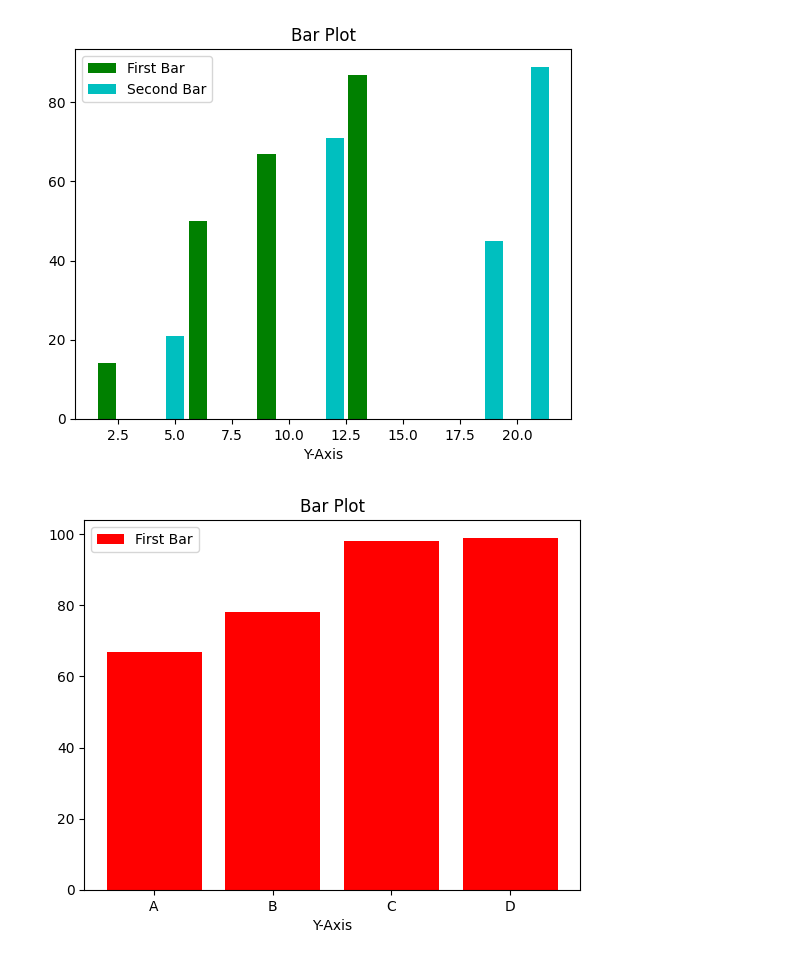
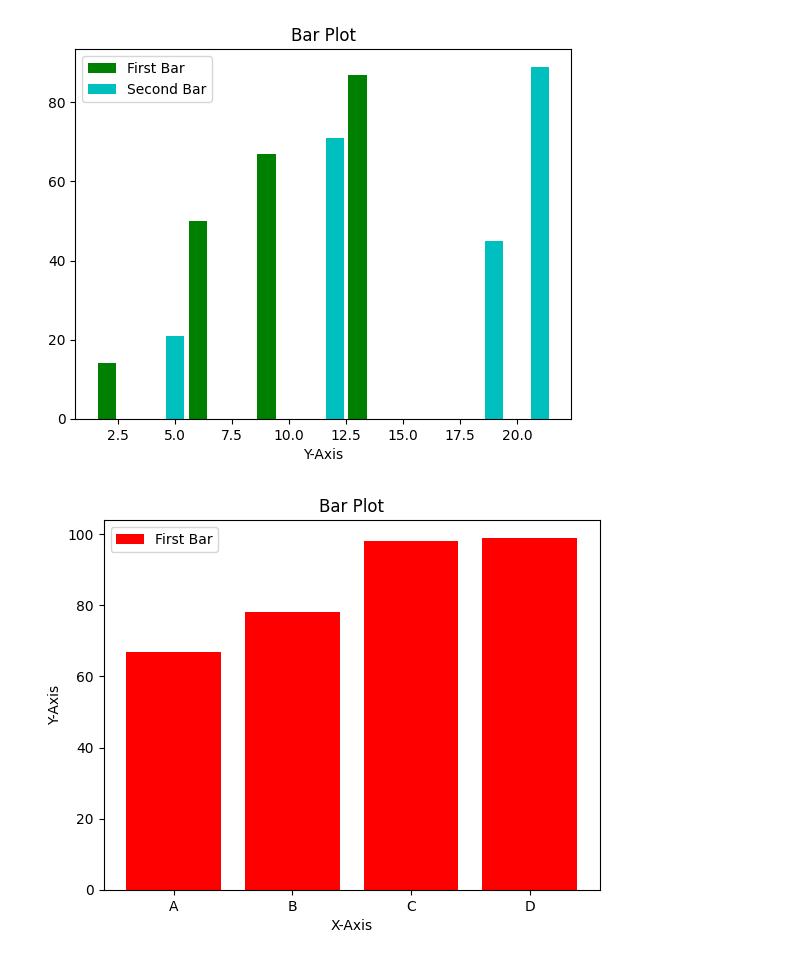
Before and after one commit to karvind08/Python-2025, a Jupyter notebook: Matplotlib/01 December 2025.ipynb, the cells around one changed output. Saved outputs shown, nothing was run; the diff lists cells and outputs as text; code cells hidden in the pictures.

```diff
--- a/Matplotlib/01 December 2025.ipynb
+++ b/Matplotlib/01 December 2025.ipynb
@@ -17,11 +17,11 @@ plt.show()
 # %%
 students = ['A','B','C','D']
 marks = [67,78,98,99]
 plt.bar(students,marks,color='r',label='First Bar')
 plt.title('Bar Plot')
 plt.legend()
 plt.xlabel('X-Axis')
-plt.xlabel('Y-Axis')
+plt.ylabel('Y-Axis')
 plt.show()
 # %% [output]
-[figure, old version]
+[figure, new version]
```
Also changed, not shown: parts of 1 cell of this notebook.
